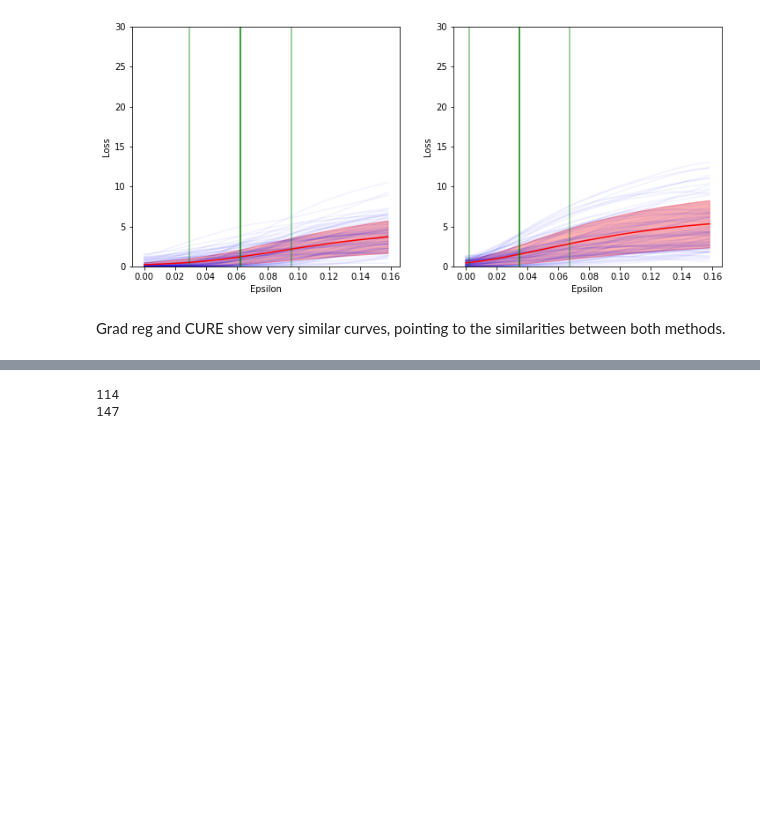
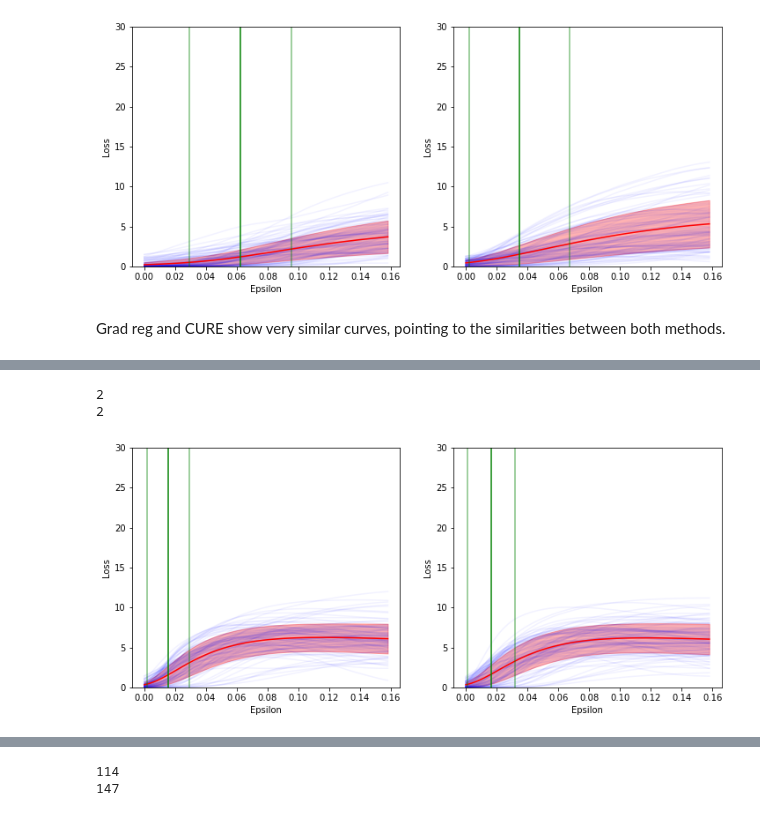
Before and after one commit to CarlosGomes98/false_sense_of_security, a Jupyter notebook: notebooks/Plot_Along_Grad.ipynb, the cells around one changed output, grey strips where cells are left out. Drawn from its saved outputs; the diff is of its cells as text; code cells hidden in the pictures; blank space fills up the shorter version.

```diff
--- a/notebooks/Plot_Along_Grad.ipynb
+++ b/notebooks/Plot_Along_Grad.ipynb
@@ -179,0 +152,6 @@ plot_along_grad_n(grad_reg_model, [train_dataset, test_dataset], batch_size, 100
+# %%
+plot_along_grad_n(grad_reg_model_05, [train_dataset, test_dataset], batch_size, 1000, device=device)
+# %% [output]
+2
+2
+[figure, added]
```
Also changed, not shown: parts of 16 cells of this notebook, 5 other files.
